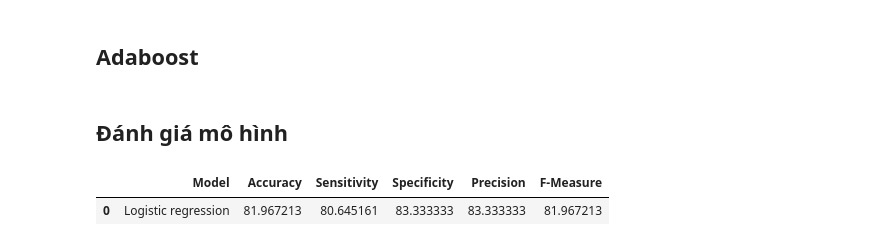
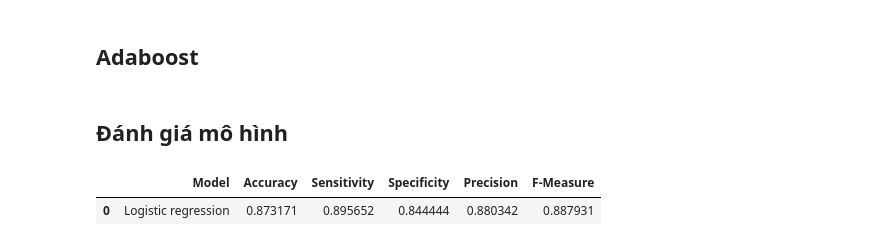
Before and after one commit to banhdepchai/IS254-DSS, a Jupyter notebook: code.ipynb, the cells around one changed output. Drawn from its saved outputs; the diff is of its cells as text; code cells hidden in the pictures.

```diff
--- a/code.ipynb
+++ b/code.ipynb
@@ -22,7 +23,7 @@ from sklearn.linear_model import LogisticRegression
 ## Import dataset
 # %%
 # loading the dataset
-df = pd.read_csv('/content/drive/MyDrive/Colab Notebooks/DSS/data.csv')
+df = pd.read_csv('/content/drive/MyDrive/Colab Notebooks/DSS/heart.csv')
 df.head()
 # %% [output]
 |  | age | sex | cp | trestbps | chol | fbs | restecg | thalach | exang | oldpeak | slope | ... |
@@ -183,25 +222,26 @@ y_pred_lr = logModel.predict(x_test)
 # %%
 # Ma trận nhầm lẫn
 CM = confusion_matrix(y_test, y_pred_lr)
 
 # True negatives
 TN = CM[0][0]
 # False negatives
 FN = CM[1][0]
 # True positives
 TP = CM[1][1]
 # False positives
 FP = CM[0][1]
 
-# Tính toán các độ đo
-accuracy = accuracy_score(y_test, y_pred_lr) * 100
-sensitivity = recall_score(y_test, y_pred_lr) * 100
-specificity = (TN / (TN + FP)) * 100
-precision = precision_score(y_test, y_pred_lr) * 100
-f_measure = 2 * ((sensitivity * precision) / (sensitivity + precision))
+# Tính toán các độ đo Logistic Regression
+accuracy = accuracy_score(y_test, y_pred_lr)
+sensitivity = recall_score(y_test, y_pred_lr)
+specificity = (TN / (TN + FP))
+precision = precision_score(y_test, y_pred_lr)
+f_measure = f1_score(y_test, y_pred_lr)
+
+# In ra kết quả
 results = pd.DataFrame([['Logistic regression',accuracy, sensitivity, specificity, precision, f_measure]], columns = ['Model', 'Accuracy','Sensitivity', 'Specificity', 'Precision','F-Measure'])
-
 results
 # %% [output]
 |  | Model | Accuracy | Sensitivity | Specificity | Precision | F-Measure |
-| 0 | Logistic regression | 81.967213 | 80.645161 | 83.333333 | 83.333333 | 81.967213 |
+| 0 | Logistic regression | 0.873171 | 0.895652 | 0.844444 | 0.880342 | 0.887931 |
```
Also changed, not shown: parts of 14 cells of this notebook.
